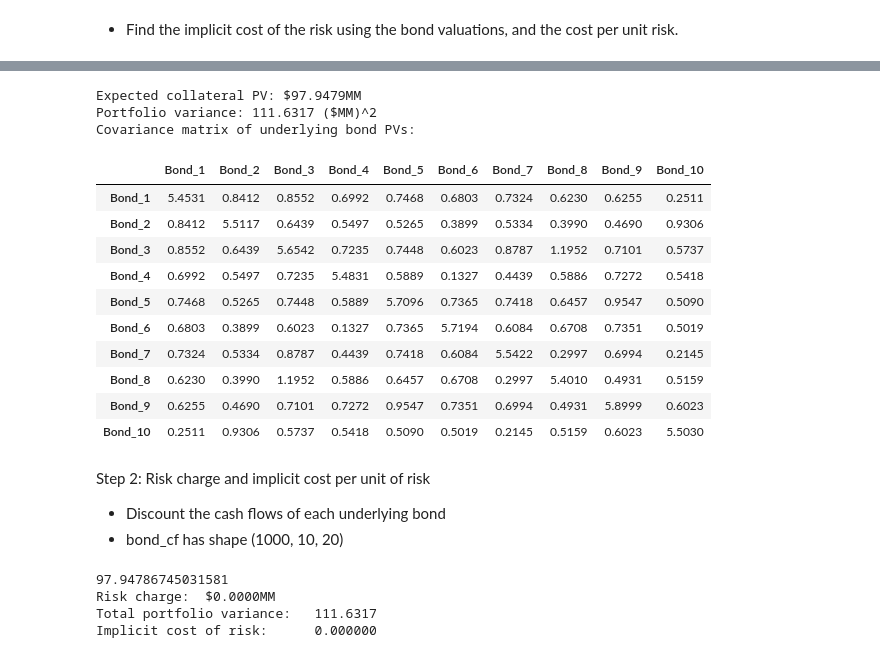
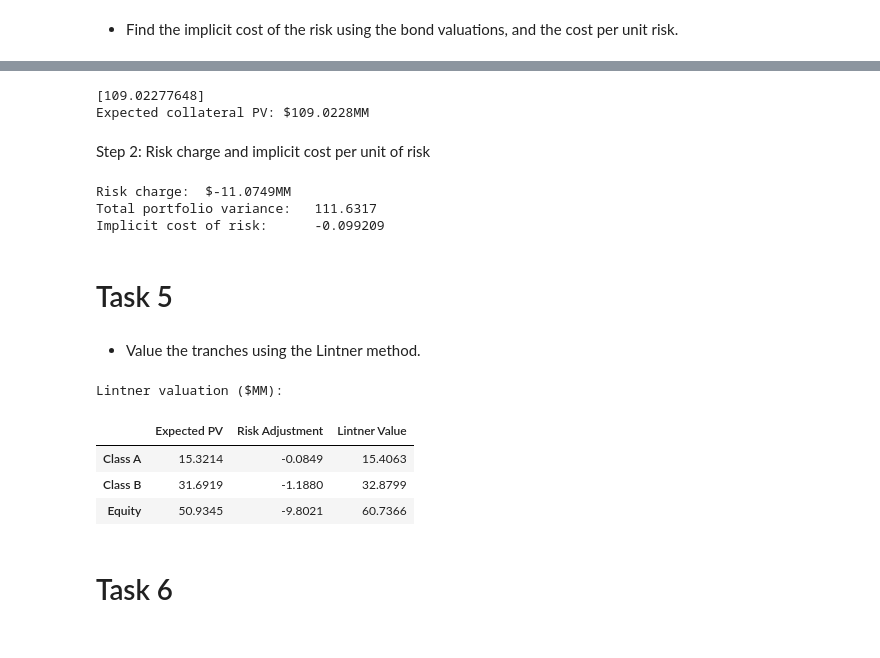
Before and after one commit to BinnySingla/Collateralized_Debt_Obligation_and_Structured_Finance, a Jupyter notebook: notebooks/CDO Valuation.ipynb, the cells around one changed output, grey strips where cells are left out. Drawn from its saved outputs; the diff is of its cells as text; code cells hidden in the pictures.

Commit message:
Until Task 6

```diff
--- a/notebooks/CDO Valuation.ipynb
+++ b/notebooks/CDO Valuation.ipynb
@@ -751,54 +750,31 @@ Step 1: Collateral PV and covariance matrix
 # %%
+bond_cf_theoretical=[bond_cash_flows(0) for _ in range(10)]
+
 discounted_bond_cf = (
-    bond_cf * discount_factors[np.newaxis, np.newaxis, :]
+    bond_cf_theoretical * discount_factors[np.newaxis, np.newaxis, :]
 )
 
 # Total PV for each bond in each scenario
 bond_PV = discounted_bond_cf.sum(axis=2)
 
-# Shape: (1000, 10)
+# Shape: (1, 10)
 bond_PV_df = pd.DataFrame(
     bond_PV,
     columns=[f"Bond_{j}" for j in range(1, n_bonds + 1)]
 )
 
 # Expected collateral PV
-expected_collateral_PV = bond_PV.sum(axis=1).mean()
+expected_collateral_PV = bond_PV.sum(axis=1)
 
-# Covariance matrix across the 10 underlying bonds
-cov_bond_PV = bond_PV_df.cov()
-
-# Total portfolio variance = sum of every covariance entry
-portfolio_variance = cov_bond_PV.to_numpy().sum()
-
-print(f"Expected collateral PV: ${expected_collateral_PV:.4f}MM")
-print(f"Portfolio variance: {portfolio_variance:.4f} ($MM)^2")
-
-print("Covariance matrix of underlying bond PVs:")
-display(cov_bond_PV.round(4))
+print(f"Expected collateral PV: ${expected_collateral_PV.item():.4f}MM")
 # %% [output]
-Expected collateral PV: $97.9479MM
-Portfolio variance: 111.6317 ($MM)^2
-Covariance matrix of underlying bond PVs:
+[109.02277648]
+Expected collateral PV: $109.0228MM
-|  | Bond_1 | Bond_2 | Bond_3 | Bond_4 | Bond_5 | Bond_6 | Bond_7 | Bond_8 | Bond_9 | Bond_10 |
-| Bond_1 | 5.4531 | 0.8412 | 0.8552 | 0.6992 | 0.7468 | 0.6803 | 0.7324 | 0.6230 | 0.6255 | 0.2511 |
-| Bond_2 | 0.8412 | 5.5117 | 0.6439 | 0.5497 | 0.5265 | 0.3899 | 0.5334 | 0.3990 | 0.4690 | 0.9306 |
-| Bond_3 | 0.8552 | 0.6439 | 5.6542 | 0.7235 | 0.7448 | 0.6023 | 0.8787 | 1.1952 | 0.7101 | 0.5737 |
-| Bond_4 | 0.6992 | 0.5497 | 0.7235 | 5.4831 | 0.5889 | 0.1327 | 0.4439 | 0.5886 | 0.7272 | 0.5418 |
-| Bond_5 | 0.7468 | 0.5265 | 0.7448 | 0.5889 | 5.7096 | 0.7365 | 0.7418 | 0.6457 | 0.9547 | 0.5090 |
-| Bond_6 | 0.6803 | 0.3899 | 0.6023 | 0.1327 | 0.7365 | 5.7194 | 0.6084 | 0.6708 | 0.7351 | 0.5019 |
-| Bond_7 | 0.7324 | 0.5334 | 0.8787 | 0.4439 | 0.7418 | 0.6084 | 5.5422 | 0.2997 | 0.6994 | 0.2145 |
-| Bond_8 | 0.6230 | 0.3990 | 1.1952 | 0.5886 | 0.6457 | 0.6708 | 0.2997 | 5.4010 | 0.4931 | 0.5159 |
-| Bond_9 | 0.6255 | 0.4690 | 0.7101 | 0.7272 | 0.9547 | 0.7351 | 0.6994 | 0.4931 | 5.8999 | 0.6023 |
-| Bond_10 | 0.2511 | 0.9306 | 0.5737 | 0.5418 | 0.5090 | 0.5019 | 0.2145 | 0.5159 | 0.6023 | 5.5030 |
 # %% [markdown]
 Step 2: Risk charge and implicit cost per unit of risk
-- Discount the cash flows of each underlying bond
-- bond_cf has shape (1000, 10, 20)
 # %%
 # Risk charge of the underlying portfolio
-print(mean_tranche_PV.sum())
-risk_charge = mean_tranche_PV.sum() - expected_collateral_PV
+risk_charge = mean_tranche_PV.sum() - expected_collateral_PV.item()
 
 # Use the tranche covariance matrix for the denominator
 grand_sum_covariance = cov_tranche_PV.to_numpy().sum()
@@ -810,7 +786,39 @@ print(f"Risk charge:  ${risk_charge:.4f}MM")
 print(f"Total portfolio variance:   {grand_sum_covariance:.4f}")
 print(f"Implicit cost of risk:      {cost_of_risk:.6f}")
 # %% [output]
-97.94786745031581
-Risk charge:  $0.0000MM
+Risk charge:  $-11.0749MM
 Total portfolio variance:   111.6317
-Implicit cost of risk:      0.000000
+Implicit cost of risk:      -0.099209
+# %% [markdown]
+# Task 5
+# %% [markdown]
+- Value the tranches using the Lintner method.
+# %%
+mu = mean_tranche_PV.to_numpy()
+Sigma = cov_tranche_PV.to_numpy()
+
+# One column of ones
+ones = np.ones(len(mu))
+
+# Risk adjustment for each tranche
+risk_adjustment = cost_of_risk * Sigma @ ones
+
+# Lintner risk-adjusted values
+lintner_values = mu - risk_adjustment
+
+lintner_results = pd.DataFrame({
+    "Expected PV": mu,
+    "Risk Adjustment": risk_adjustment,
+    "Lintner Value": lintner_values
+}, index=PV_tranches.columns)
+
+print("Lintner valuation ($MM):")
+display(lintner_results.round(4))
+# %% [output]
+Lintner valuation ($MM):
+|  | Expected PV | Risk Adjustment | Lintner Value |
+| Class A | 15.3214 | -0.0849 | 15.4063 |
+| Class B | 31.6919 | -1.1880 | 32.8799 |
+| Equity | 50.9345 | -9.8021 | 60.7366 |
+# %% [markdown]
+# Task 6
```
Also changed, not shown: parts of 2 cells of this notebook.
